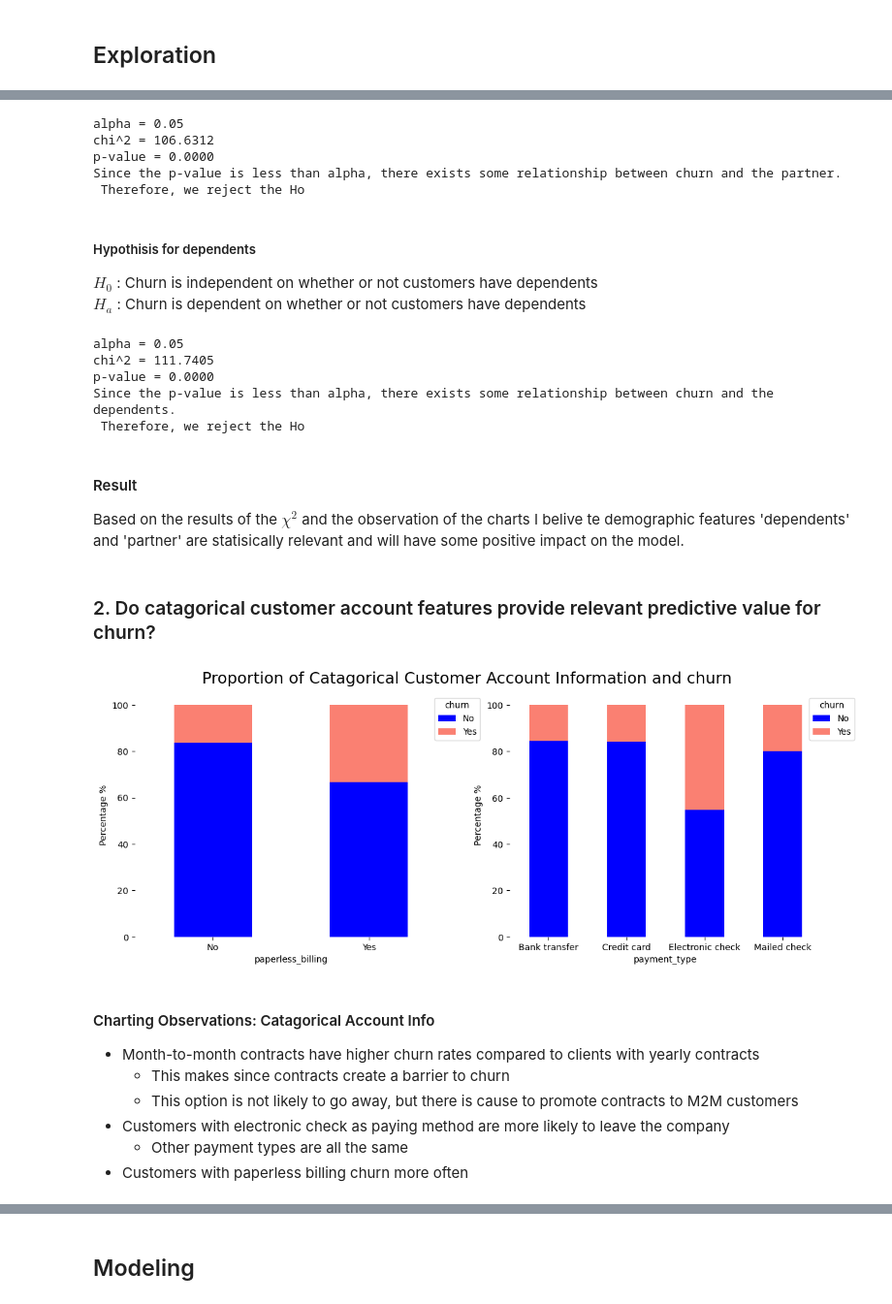
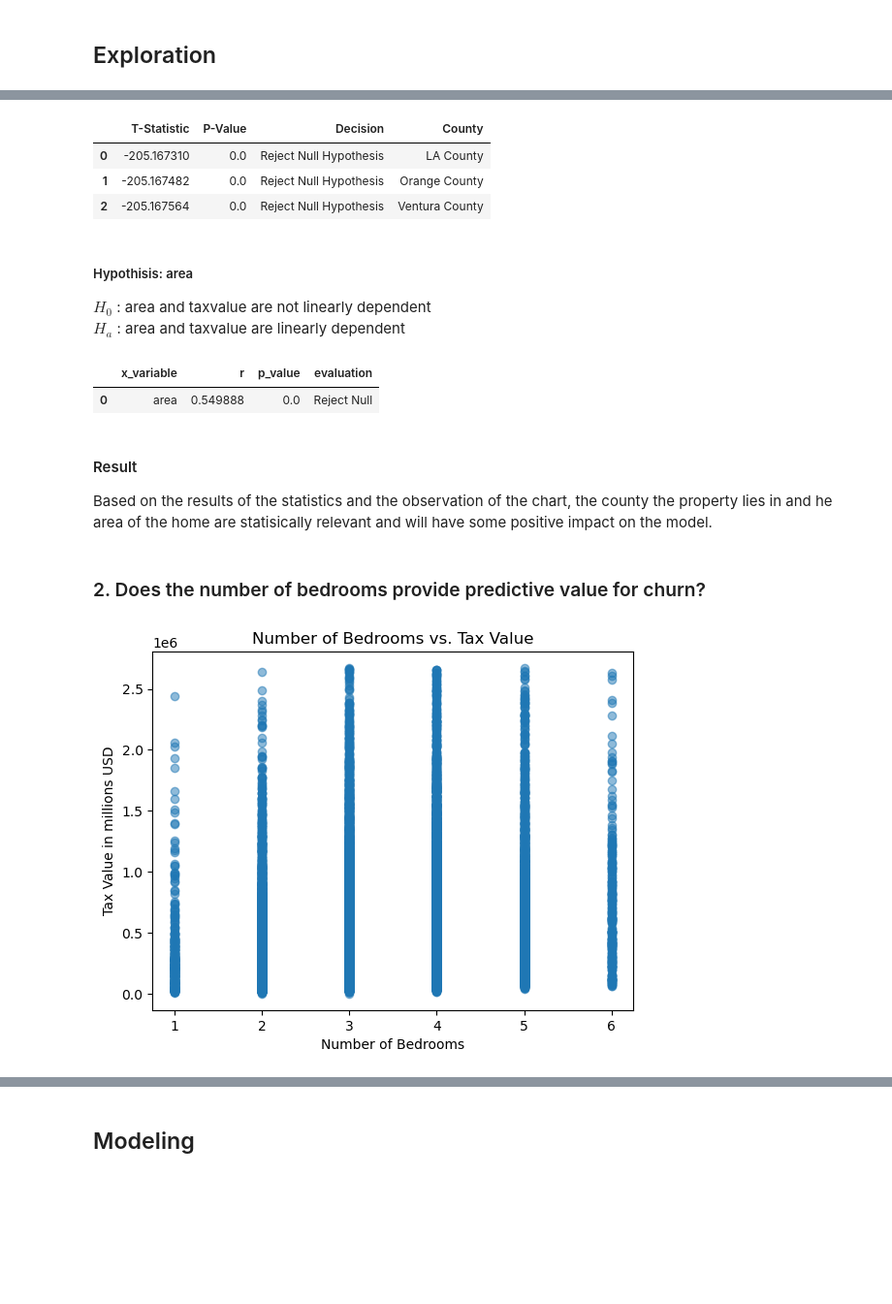
Before and after one commit to scottbarnett97/Regression-Project-Estimating-Home-Value, a Jupyter notebook: final_report .ipynb, the cells around one changed output, grey strips where cells are left out. Shown at 97% size. Drawn from its saved outputs; the diff is of its cells as text; code cells hidden in the pictures; blank space fills up the shorter version.

```diff
--- a/final_report .ipynb
+++ b/final_report .ipynb
@@ -87,8 +75,8 @@ import explore
 ### Bring in Data for Exploration
 # %%
 # Acquiring data
-df = acquire.get_telco_data()
+df = acquire.get_zillow_data()
 # Running initial preperation for exploration
-df = prepare.prep_telco(df)
+df = prepare.prep_zillow(df)
 # Split
-train, validate, test = prepare.split_data(df,'churn')
+train, validate, test = prepare.split_data(df)
@@ -149,40 +138,27 @@ $H_a$ : Churn is dependent of marital status
 # %%
 # Running stat test
-explore.get_partner_chi(train)
+explore.run_all_ttests(train)
 # %% [output]
-alpha = 0.05
-chi^2 = 106.6312
-p-value = 0.0000
-Since the p-value is less than alpha, there exists some relationship between churn and the partner.
- Therefore, we reject the Ho
+|  | T-Statistic | P-Value | Decision | County |
+| 0 | -205.167310 | 0.0 | Reject Null Hypothesis | LA County |
+| 1 | -205.167482 | 0.0 | Reject Null Hypothesis | Orange County |
+| 2 | -205.167564 | 0.0 | Reject Null Hypothesis | Ventura County |
-# %% [markdown]
-##### Hypothisis for dependents
-$H_0$ : Churn is independent on whether or not customers have dependents<br>
-$H_a$ : Churn is dependent on whether or not customers have dependents
-# %%
-# Running stat test
-explore.get_dependents_chi(train)
-# %% [output]
-alpha = 0.05
-chi^2 = 111.7405
-p-value = 0.0000
-Since the p-value is less than alpha, there exists some relationship between churn and the dependents.
- Therefore, we reject the Ho
+# %% [markdown]
+##### Hypothisis: area
+$H_0$ : area and taxvalue are not linearly dependent<br>
+$H_a$ : area and taxvalue are linearly dependent
+# %%
+explore.get_areastats(train)
+# %% [output]
+|  | x_variable | r | p_value | evaluation |
+| 0 | area | 0.549888 | 0.0 | Reject Null |
 # %% [markdown]
 #### Result
-Based on the results of the $\chi^2$ and the observation of the charts I belive te demographic features 'dependents' and 'partner' are statisically relevant and will have some positive impact on the model.
+Based on the results of the statistics and the observation of the chart, the county the property lies in and he area of the home are statisically relevant and will have some positive impact on the model.
 # %% [markdown]
-### 2. Do catagorical customer account features provide relevant predictive value for churn?
+### 2. Does the number of bedrooms provide predictive value for churn?
 # %%
 # Get visualizaions
-explore.get_charts_cat_account(train)
+explore.bed_chart(train)
 # %% [output]
-[figure, old version]
+[figure, new version]
-# %% [markdown]
-#### Charting Observations: Catagorical Account Info
-* Month-to-month contracts have higher churn rates compared to clients with yearly contracts
-    * This makes since contracts create a barrier to churn
-    * This option is not likely to go away, but there is cause to promote contracts to M2M customers
-* Customers with electronic check as paying method are more likely to leave the company
-    * Other payment types are all the same
-* Customers with paperless billing churn more often
```
Also changed, not shown: parts of 57 cells of this notebook, 4 other files.
